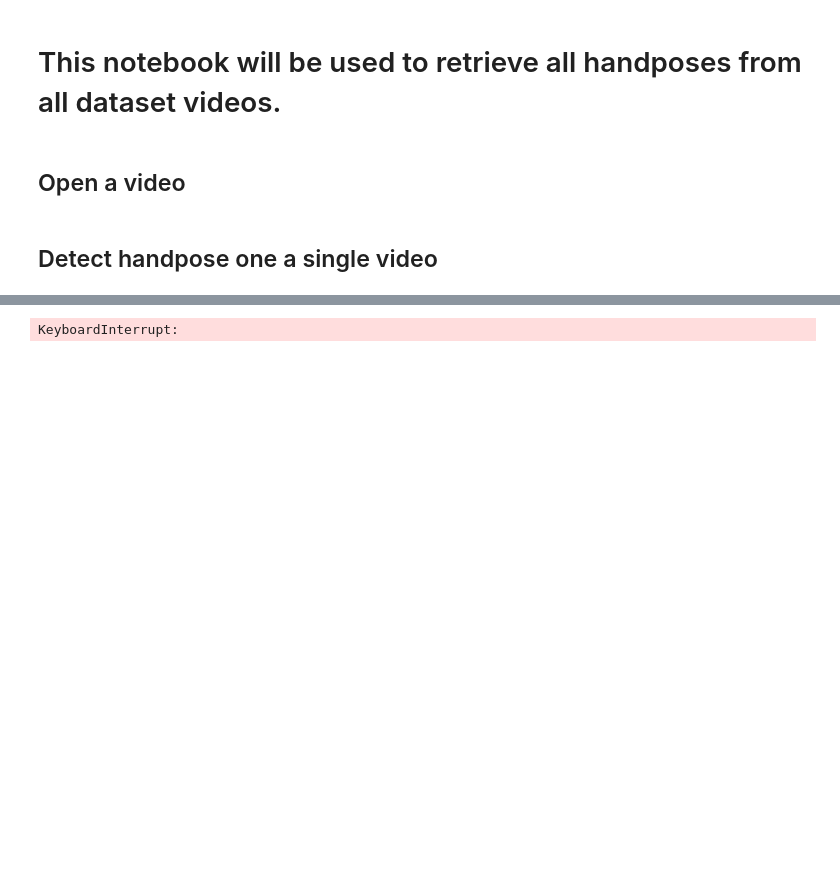
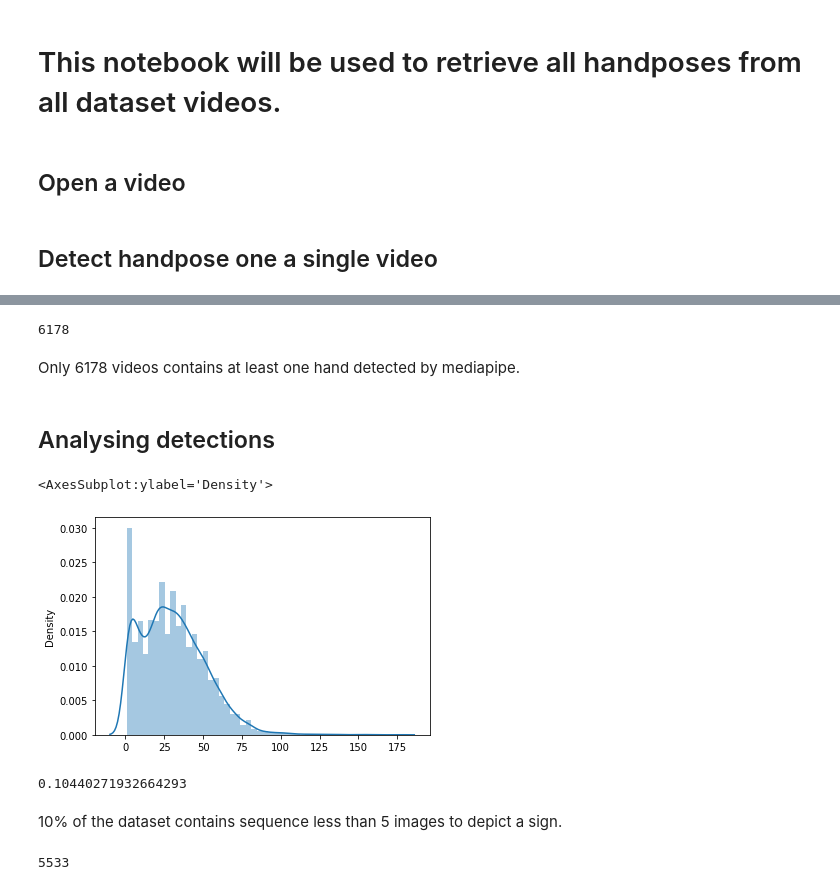
Before and after one commit to Tarysa/Sign-Language-Recognition, a Jupyter notebook: Handpose from video.ipynb, the cells around one changed output, grey strips where cells are left out. Cells and saved outputs as stored; diff of their text form; code cells hidden in the pictures; blank space fills up the shorter version.

```diff
--- a/Handpose from video.ipynb
+++ b/Handpose from video.ipynb
@@ -13,7 +21,7 @@ mp_hands = mp.solutions.hands
 # %% [markdown]
 ## Open a video
 # %%
-cap = cv2.VideoCapture("dataset/videos/00335.mp4")
+cap = cv2.VideoCapture("dataset/videos/00414.mp4")
 while(cap.isOpened()):
     ret, frame = cap.read()
     if ret:
@@ -122,3 +229,3 @@ def get_all_tracked_hand(finename_video):
 # %%
-single_track = get_all_tracked_hand("dataset/videos/00335.mp4")
+track = get_all_tracked_hand("dataset/videos/00414.mp4")
 # %%
@@ -150,6 +239,8 @@ path_to_videos = os.getcwd()+'/dataset/videos'
 # %%
 hands_tracked = {}
-for filename in tqdm(os.listdir(path_to_videos)):
-    hands_tracked[filename] = get_all_tracked_hand(path_to_videos+'/'+filename)
+for count, filename in tqdm(enumerate(os.listdir(path_to_videos))):
+    track = get_all_tracked_hand(path_to_videos+'/'+filename)
+    if len(track) > 0 :
+        hands_tracked[filename] = track
+    if count % 1000 == 0:
+        pickle.dump(hands_tracked, open('all_record.pkl', 'wb'), protocol=pickle.HIGHEST_PROTOCOL)
-# %% [output]
-KeyboardInterrupt:
@@ -155,0 +249,21 @@ KeyboardInterrupt:
+# %%
+len(hands_tracked)
+# %% [output]
+6178
+# %% [markdown]
+Only 6178 videos contains at least one hand detected by mediapipe.
+# %% [markdown]
+## Analysing detections
+# %%
+len_sequence_video_detected = np.array([len(seq) for seq in hands_tracked.values()])
+# %%
+sns.distplot(len_sequence_video_detected)
+# %% [output]
+<AxesSubplot:ylabel='Density'>
+[figure, added]
+# %%
+len(len_sequence_video_detected[len_sequence_video_detected < 5])/len(len_sequence_video_detected)
+# %% [output]
+0.10440271932664293
+# %% [markdown]
+10% of the dataset contains sequence less than 5 images to depict a sign.
@@ -155,0 +274,4 @@ KeyboardInterrupt:
+# %%
+len(cleaned_hands_tracked)
+# %% [output]
+5533
```
Also changed, not shown: parts of 42 cells of this notebook, 4 other files.
